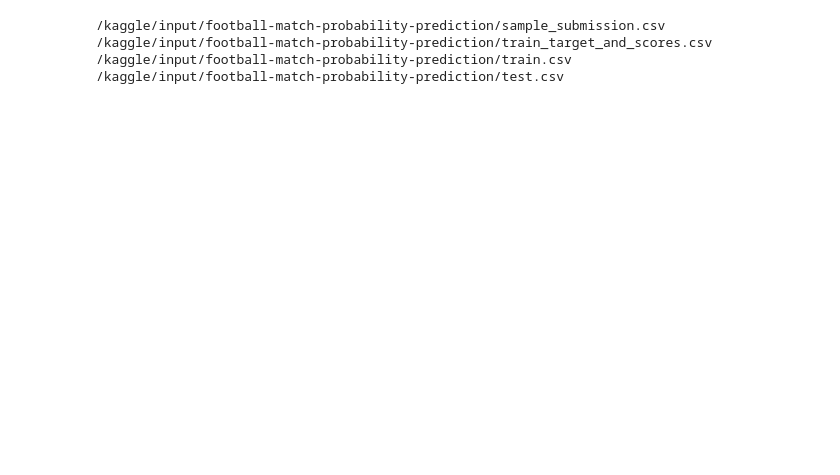
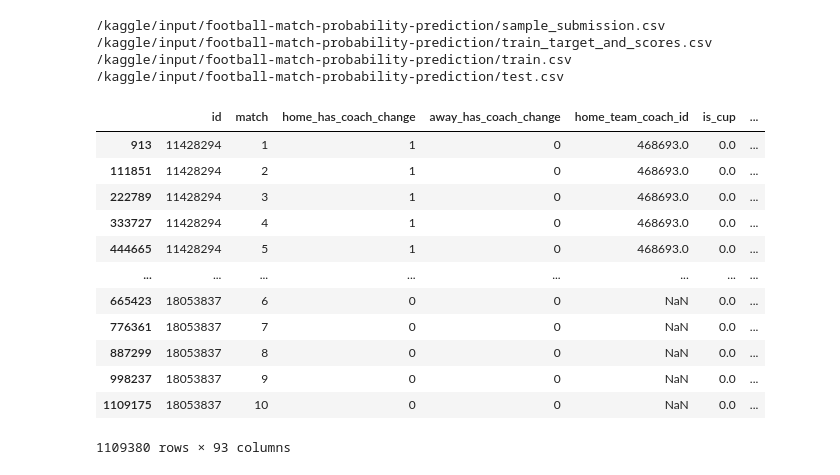
Before and after one commit to SzeYeung1/Football_Prediction, a Jupyter notebook: football-prediction-xgboost-2nd-trial.ipynb, the cells around one changed output. Cells and saved outputs as stored; diff of their text form; code cells hidden in the pictures; blank space fills up the shorter version.

```diff
--- a/football-prediction-xgboost-2nd-trial.ipynb
+++ b/football-prediction-xgboost-2nd-trial.ipynb
@@ -303,0 +382,16 @@ def add_attack_defense_strength_features(df):
+# %%
+train2
+# %% [output]
+|  | id | match | home_has_coach_change | away_has_coach_change | home_team_coach_id | is_cup | ... |
+| 913 | 11428294 | 1 | 1 | 0 | 468693.0 | 0.0 | ... |
+| 111851 | 11428294 | 2 | 1 | 0 | 468693.0 | 0.0 | ... |
+| 222789 | 11428294 | 3 | 1 | 0 | 468693.0 | 0.0 | ... |
+| 333727 | 11428294 | 4 | 1 | 0 | 468693.0 | 0.0 | ... |
+| 444665 | 11428294 | 5 | 1 | 0 | 468693.0 | 0.0 | ... |
+| ... | ... | ... | ... | ... | ... | ... | ... |
+| 665423 | 18053837 | 6 | 0 | 0 | NaN | 0.0 | ... |
+| 776361 | 18053837 | 7 | 0 | 0 | NaN | 0.0 | ... |
+| 887299 | 18053837 | 8 | 0 | 0 | NaN | 0.0 | ... |
+| 998237 | 18053837 | 9 | 0 | 0 | NaN | 0.0 | ... |
+| 1109175 | 18053837 | 10 | 0 | 0 | NaN | 0.0 | ... |
+1109380 rows × 93 columns
```
Also changed, not shown: parts of 40 cells of this notebook.
